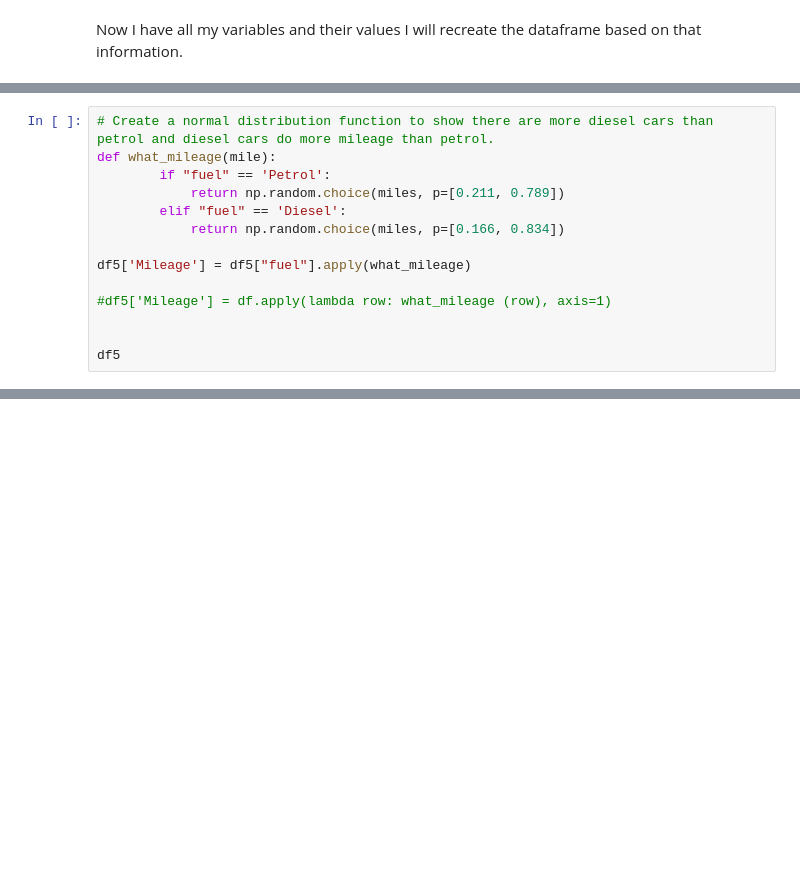
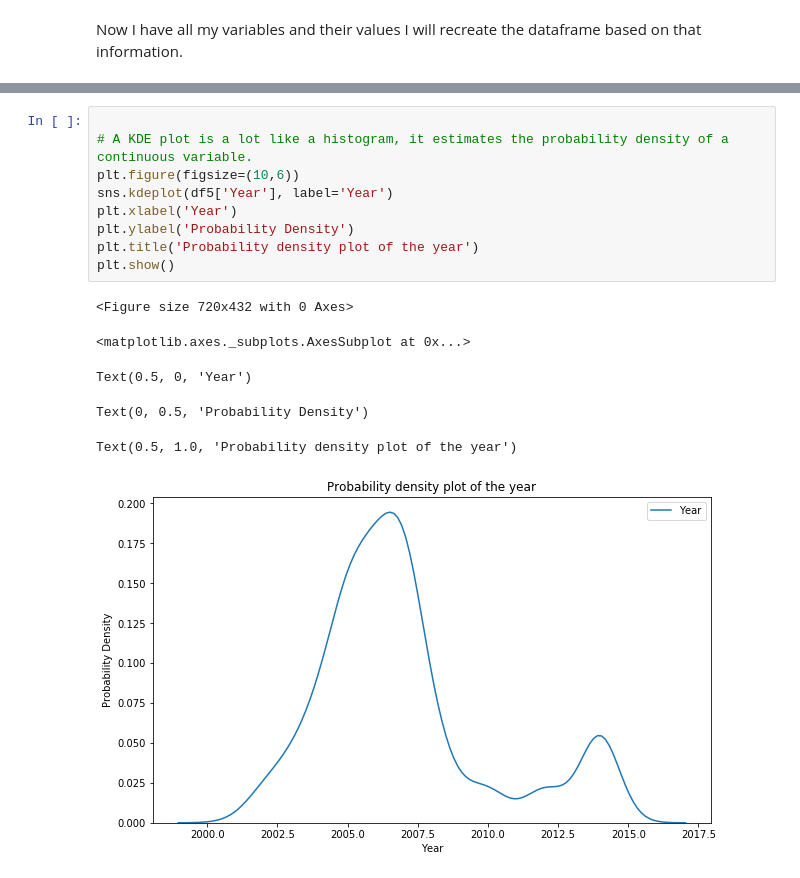
Before and after one commit to bexiturley/Programming-for-Data-Analysis-Project-2019, a Jupyter notebook: begin again.ipynb, the cells around one changed output, grey strips where cells are left out. Cells and saved outputs as stored; diff of their text form; blank space fills up the shorter version.

```diff
--- a/begin again.ipynb
+++ b/begin again.ipynb
@@ -487,14 +486,0 @@ df5
-# %%
-# Create a normal distribution function to show there are more diesel cars than petrol and diesel cars do more mileage than petrol.
-def what_mileage(mile):
-        if "fuel" == 'Petrol':
-            return np.random.choice(miles, p=[0.211, 0.789])
-        elif "fuel" == 'Diesel':
-            return np.random.choice(miles, p=[0.166, 0.834])
-
-df5['Mileage'] = df5["fuel"].apply(what_mileage)
-
-#df5['Mileage'] = df.apply(lambda row: what_mileage (row), axis=1)
-
-
-df5
@@ -519,0 +537,16 @@ df5
+# %%
+
+# A KDE plot is a lot like a histogram, it estimates the probability density of a continuous variable.
+plt.figure(figsize=(10,6))
+sns.kdeplot(df5['Year'], label='Year')
+plt.xlabel('Year')
+plt.ylabel('Probability Density')
+plt.title('Probability density plot of the year')
+plt.show()
+# %% [output]
+<Figure size 720x432 with 0 Axes>
+<matplotlib.axes._subplots.AxesSubplot at 0x...>
+Text(0.5, 0, 'Year')
+Text(0, 0.5, 'Probability Density')
+Text(0.5, 1.0, 'Probability density plot of the year')
+[figure, added]
```
Also changed, not shown: parts of 13 cells of this notebook, 1 other file.
